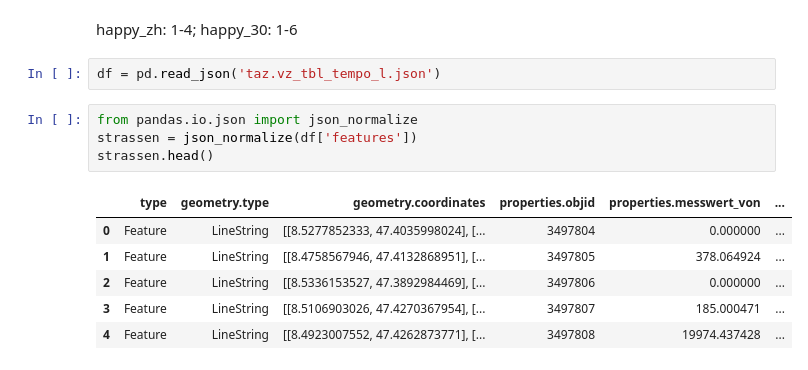
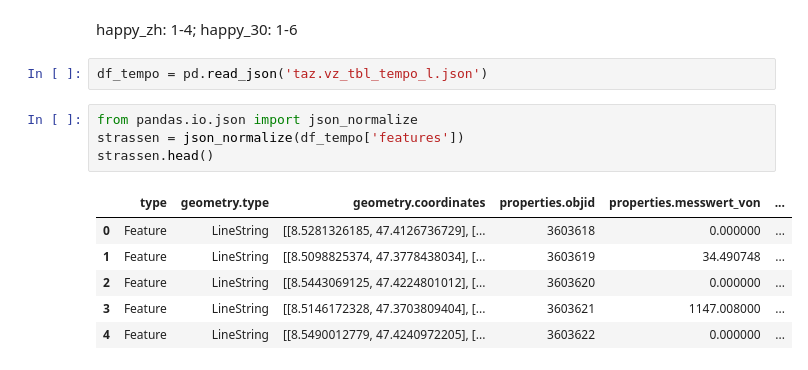
Before and after one commit to opentechschool-zurich/py-co-learning, a Jupyter notebook: topics/opendata/ale/census zh.ipynb, the cells around one changed output. Drawn from its saved outputs; the diff is of its cells as text.

```diff
--- a/topics/opendata/ale/census zh.ipynb
+++ b/topics/opendata/ale/census zh.ipynb
@@ -107,18 +108,18 @@ happy.groupby('kreis').mean()
 # %% [markdown]
 happy_zh: 1-4; happy_30: 1-6
 # %%
-df = pd.read_json('taz.vz_tbl_tempo_l.json')
+df_tempo = pd.read_json('taz.vz_tbl_tempo_l.json')
 # %%
 from pandas.io.json import json_normalize
-strassen = json_normalize(df['features'])
+strassen = json_normalize(df_tempo['features'])
 strassen.head()
 # %% [output]
 |  | type | geometry.type | geometry.coordinates | properties.objid | properties.messwert_von | ... |
-| 0 | Feature | LineString | [[8.5277852333, 47.4035998024], [... | 3497804 | 0.000000 | ... |
-| 1 | Feature | LineString | [[8.4758567946, 47.4132868951], [... | 3497805 | 378.064924 | ... |
-| 2 | Feature | LineString | [[8.5336153527, 47.3892984469], [... | 3497806 | 0.000000 | ... |
-| 3 | Feature | LineString | [[8.5106903026, 47.4270367954], [... | 3497807 | 185.000471 | ... |
-| 4 | Feature | LineString | [[8.4923007552, 47.4262873771], [... | 3497808 | 19974.437428 | ... |
+| 0 | Feature | LineString | [[8.5281326185, 47.4126736729], [... | 3603618 | 0.000000 | ... |
+| 1 | Feature | LineString | [[8.5098825374, 47.3778438034], [... | 3603619 | 34.490748 | ... |
+| 2 | Feature | LineString | [[8.5443069125, 47.4224801012], [... | 3603620 | 0.000000 | ... |
+| 3 | Feature | LineString | [[8.5146172328, 47.3703809404], [... | 3603621 | 1147.008000 | ... |
+| 4 | Feature | LineString | [[8.5490012779, 47.4240972205], [... | 3603622 | 0.000000 | ... |
 # %%
 strassen.iloc[1]['geometry.coordinates']
 # %% [output]
```
Also changed, not shown: parts of 8 cells of this notebook.
